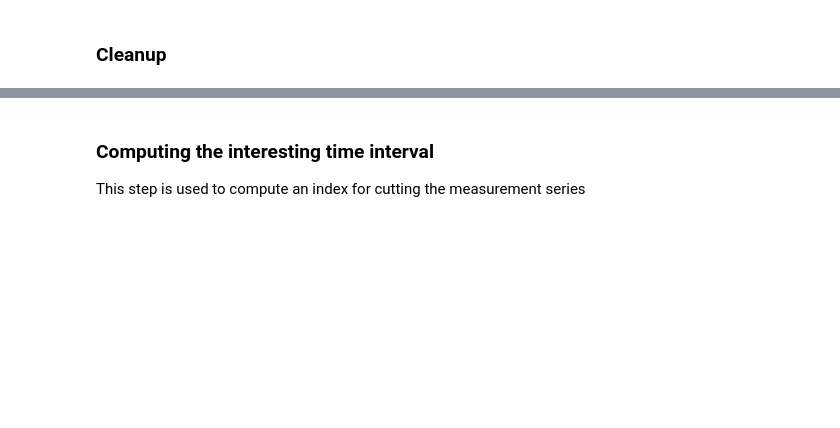
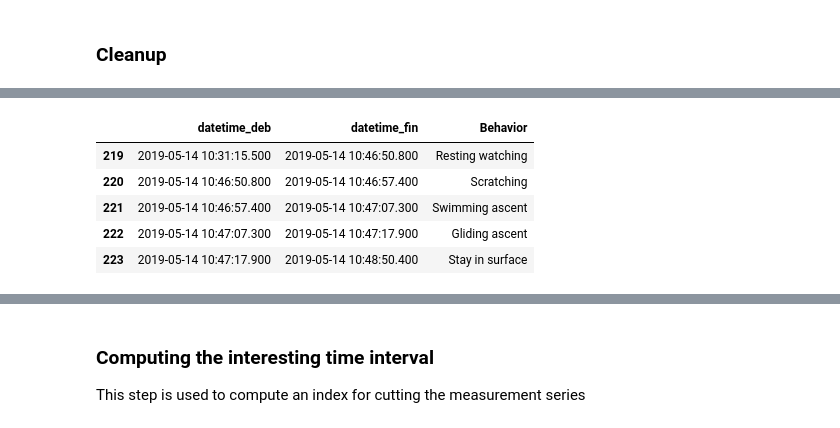
Before and after one commit to jeantetlorene/Vnet_seaturtles_semisupervised, a Jupyter notebook: notebooks/A=preprocessing_GT.ipynb, the cells around one changed output, grey strips where cells are left out. Cells and saved outputs as stored; diff of their text form; code cells hidden in the pictures; blank space fills up the shorter version.

```diff
--- a/notebooks/A=preprocessing_GT.ipynb
+++ b/notebooks/A=preprocessing_GT.ipynb
@@ -428,3 +494,12 @@ beh_df.head()
+# %%
+beh_df.tail()
+# %% [output]
+|  | datetime_deb | datetime_fin | Behavior |
+| 219 | 2019-05-14 10:31:15.500 | 2019-05-14 10:46:50.800 | Resting watching |
+| 220 | 2019-05-14 10:46:50.800 | 2019-05-14 10:46:57.400 | Scratching |
+| 221 | 2019-05-14 10:46:57.400 | 2019-05-14 10:47:07.300 | Swimming ascent |
+| 222 | 2019-05-14 10:47:07.300 | 2019-05-14 10:47:17.900 | Gliding ascent |
+| 223 | 2019-05-14 10:47:17.900 | 2019-05-14 10:48:50.400 | Stay in surface |
 # %%
 """we convert the behavior strings into (integer) indices"""
 beh_df[BEH_COL_NAME].replace(behName_to_behInd,inplace=True)
```
Also changed, not shown: parts of 53 cells of this notebook, 2 other files.
